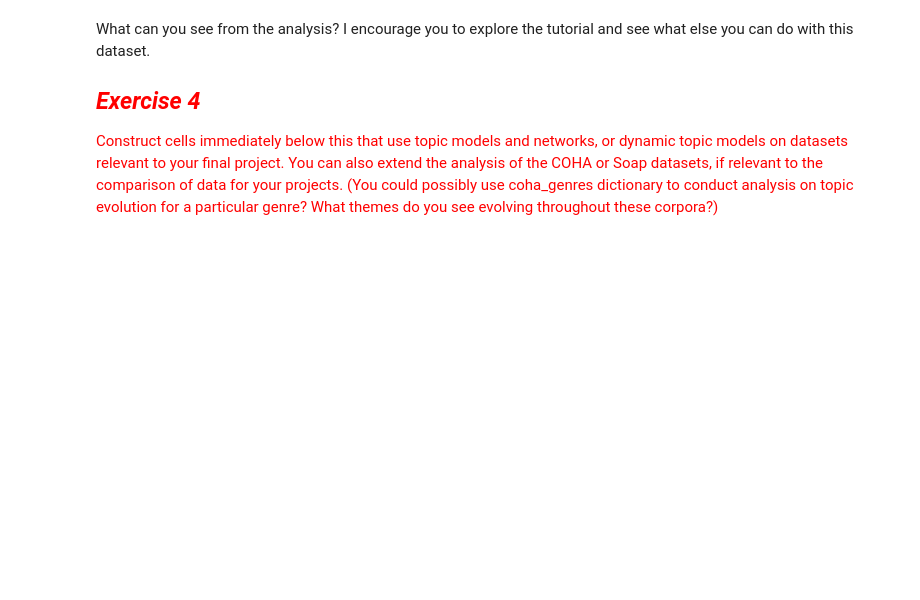
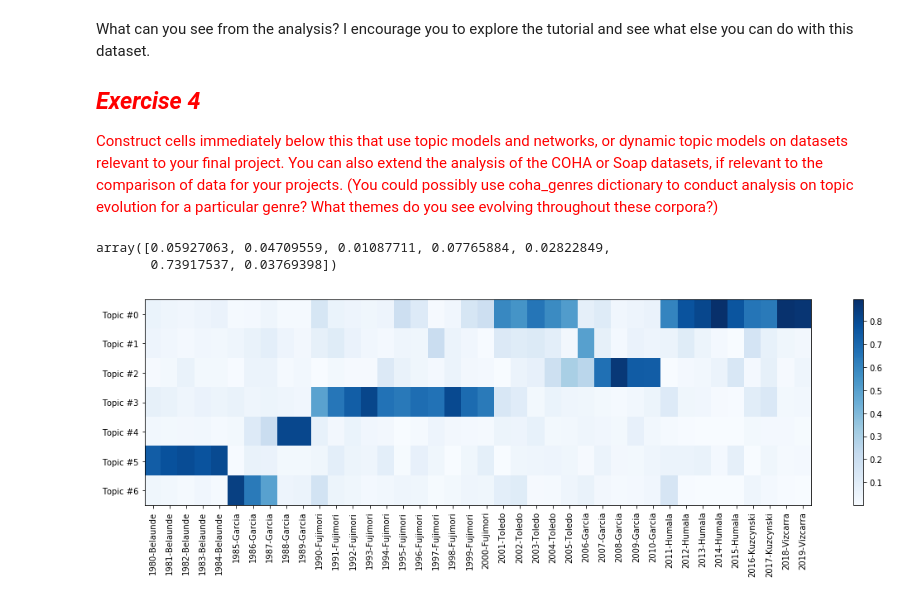
Before and after one commit to luisesanmartin/Content-Analysis-2020, a Jupyter notebook: week-6/6-Discovering-Patterns-Clusters-and-Topics.ipynb, the cells around one changed output. Cells and saved outputs as stored; diff of their text form; code cells hidden in the pictures; blank space fills up the shorter version.

Commit message:
finished plots for presentation

```diff
--- a/week-6/6-Discovering-Patterns-Clusters-and-Topics.ipynb
+++ b/week-6/6-Discovering-Patterns-Clusters-and-Topics.ipynb
@@ -1637,0 +1645,52 @@ ldaseq = ldaseqmodel.LdaSeqModel(corpus=corpus_speech, id2word=dictionary_speech
+# %%
+ldaseqDF = pandas.DataFrame({
+        'name' : speech['year-president'],
+        'topics' : [ldaseq[dictionary_speech.doc2bow(l)] for l in speech['reduced_tokens']]
+    })
+# %%
+ldaseqDF['topics'][0]
+# %% [output]
+array([0.05927063, 0.04709559, 0.01087711, 0.07765884, 0.02822849,
+       0.73917537, 0.03769398])
+# %%
+#Dict to temporally hold the probabilities
+topicsProbDict = {i : [0] * len(ldaseqDF) for i in range(ldaseq.num_topics)}
+
+#Load them into the dict
+for index, topicTuples in enumerate(ldaseqDF['topics']):
+    for topicNum, prob in enumerate(topicTuples):
+        topicsProbDict[topicNum][index] = prob
+
+#Update the DataFrame
+for topicNum in range(ldaseq.num_topics):
+    ldaseqDF['topic_{}'.format(topicNum)] = topicsProbDict[topicNum]
+# %%
+ldaseqDFV = ldaseqDF[['topic_%d' %x for x in range(n_topics)]]
+ldaseqDFVisN = ldaseqDF[['name']]
+ldaseqDFVis = ldaseqDF.as_matrix(columns=['topic_0',
+                                          'topic_1',
+                                          'topic_2',
+                                          'topic_3',
+                                          'topic_4',
+                                          'topic_5',
+                                          'topic_6'])
+#ldaseqDFVisNames = ldaseqDFVis.as_matrix(columns=None)
+ldaseqDFVisNames = speech['year-president']
+# %%
+plt.figure(figsize = (15,5))
+plt.pcolor(ldaseqDFVis.T, norm=None, cmap='Blues')
+plt.xticks(np.arange(ldaseqDFVis.shape[0])+0.5, ldaseqDFVisNames);
+plt.yticks(np.arange(ldaseqDFVis.shape[1])+0.5, topic_labels);
+
+# flip the y-axis so the texts are in the order we anticipate (Austen first, then Brontë)
+plt.gca().invert_yaxis()
+
+# rotate the ticks on the x-axis
+plt.xticks(rotation=90)
+
+# add a legend
+plt.colorbar(cmap='Blues')
+plt.tight_layout()  # fixes margins
+plt.show()
+# %% [output]
+[figure, added]
```
Also changed, not shown: parts of 28 cells of this notebook.
